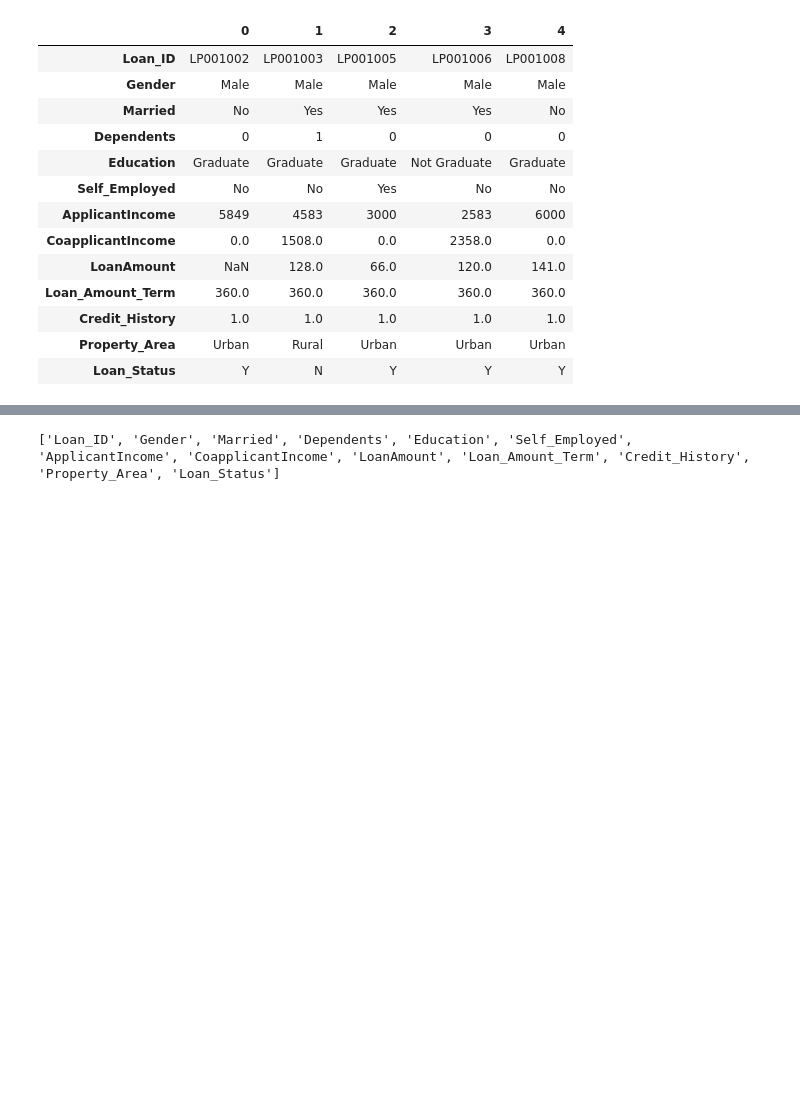
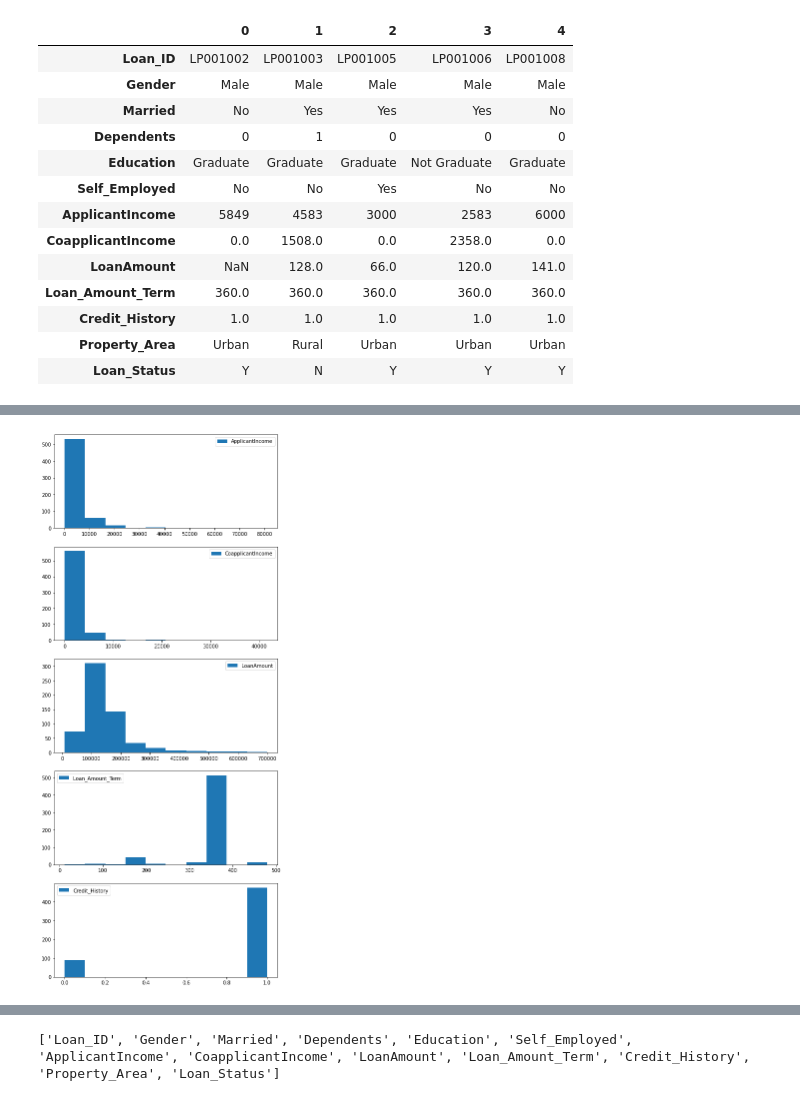
Before and after one commit to Nakulbajaj101/mlzoomcamp-capstone-loan-prediction, a Jupyter notebook: notebooks/data_exploration.ipynb, the cells around one changed output, grey strips where cells are left out. Drawn from its saved outputs; the diff is of its cells as text; code cells hidden in the pictures; blank space fills up the shorter version.

```diff
--- a/notebooks/data_exploration.ipynb
+++ b/notebooks/data_exploration.ipynb
@@ -42,0 +62,11 @@ In the next steps we will extract the list of column names of the data and make
+# %%
+# The Loan amount is scaled down and represented in 1000s, we should either scale this up or scale ApplicationIncome and Coapplicationincome down
+df.LoanAmount = df.LoanAmount*1000
+# %%
+# Plotting distribution
+fig, ax = plt.subplots(nrows=len(num_cols), ncols=1, figsize=(8,20))
+for cols, plot in zip(num_cols, ax):
+    plot.hist(x=df[cols], bins=10, label=f"{cols}")
+    plot.legend()
+# %% [output]
+[figure, added]
```
Also changed, not shown: parts of 72 cells of this notebook, 1 other file.
